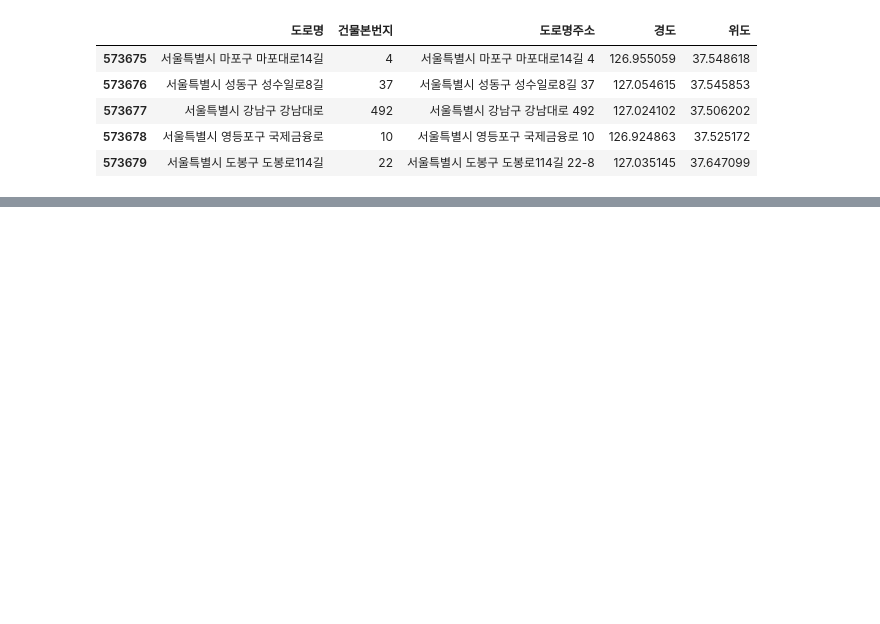
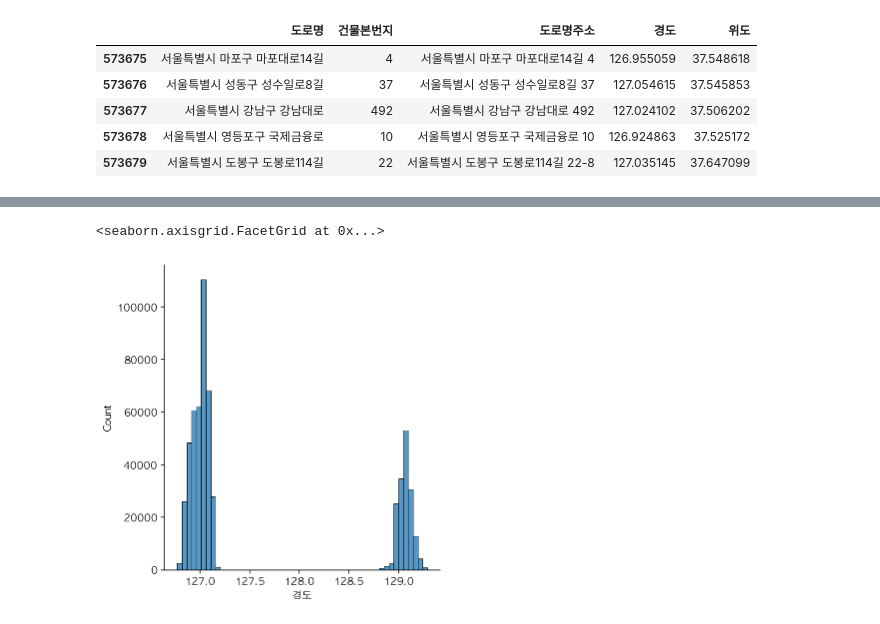
Before and after one commit to DAWUNHAN/DataAnalysisInPython, a Jupyter notebook: 상권 정보 분석하기.ipynb, the cells around one changed output, grey strips where cells are left out. Cells and saved outputs as stored; diff of their text form; code cells hidden in the pictures; blank space fills up the shorter version.

```diff
--- a/상권 정보 분석하기.ipynb
+++ b/상권 정보 분석하기.ipynb
@@ -414,0 +522,7 @@ df.iloc[-5:, -5:]
+# %%
+# 경도의 distplot
+
+sns.displot(df["경도"])
+# %% [output]
+<seaborn.axisgrid.FacetGrid at 0x...>
+[figure, added]
```
Also changed, not shown: parts of 60 cells of this notebook, 4 other files.
